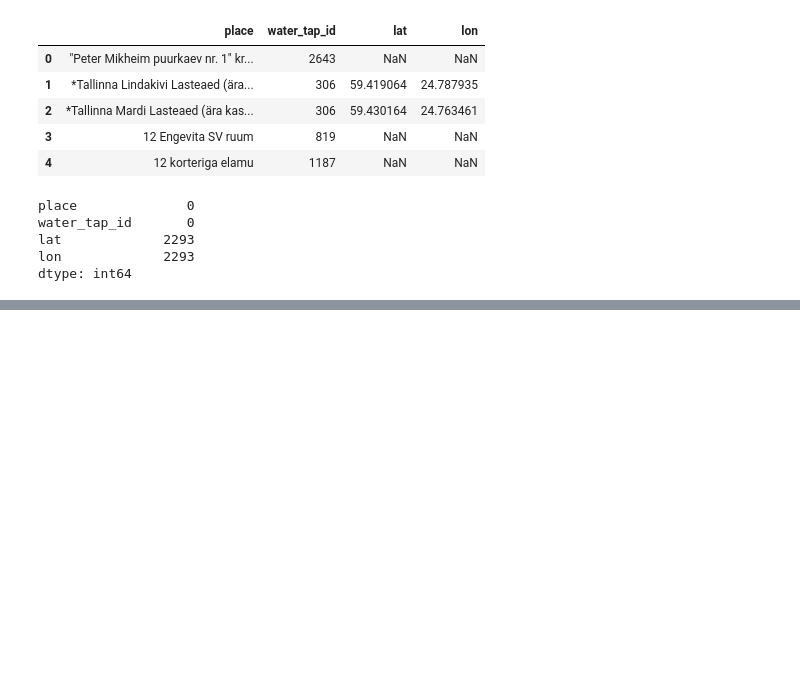
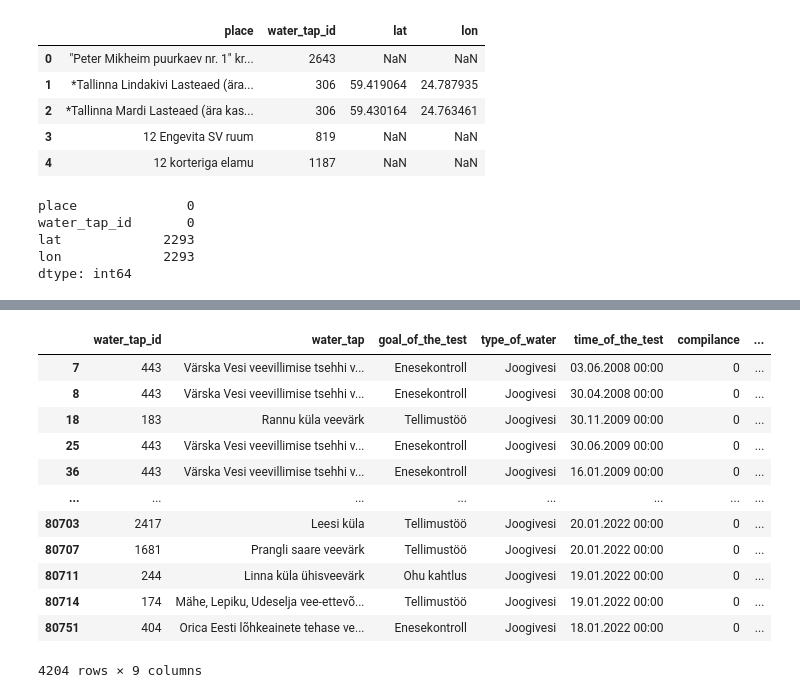
Before and after one commit to lunfman/DrinkingWaterQualityPrediction, a Jupyter notebook: open_data_analysis.ipynb, the cells around one changed output, grey strips where cells are left out. Drawn from its saved outputs; the diff is of its cells as text; code cells hidden in the pictures; blank space fills up the shorter version.

```diff
--- a/open_data_analysis.ipynb
+++ b/open_data_analysis.ipynb
@@ -770,0 +792,17 @@ a
+# %%
+problematic_places = df[df['compilance'] == 0]
+problematic_places[]
+# %% [output]
+|  | water_tap_id | water_tap | goal_of_the_test | type_of_water | time_of_the_test | compilance | ... |
+| 7 | 443 | Värska Vesi veevillimise tsehhi v... | Enesekontroll | Joogivesi | 03.06.2008 00:00 | 0 | ... |
+| 8 | 443 | Värska Vesi veevillimise tsehhi v... | Enesekontroll | Joogivesi | 30.04.2008 00:00 | 0 | ... |
+| 18 | 183 | Rannu küla veevärk | Tellimustöö | Joogivesi | 30.11.2009 00:00 | 0 | ... |
+| 25 | 443 | Värska Vesi veevillimise tsehhi v... | Enesekontroll | Joogivesi | 30.06.2009 00:00 | 0 | ... |
+| 36 | 443 | Värska Vesi veevillimise tsehhi v... | Enesekontroll | Joogivesi | 16.01.2009 00:00 | 0 | ... |
+| ... | ... | ... | ... | ... | ... | ... | ... |
+| 80703 | 2417 | Leesi küla | Tellimustöö | Joogivesi | 20.01.2022 00:00 | 0 | ... |
+| 80707 | 1681 | Prangli saare veevärk | Tellimustöö | Joogivesi | 20.01.2022 00:00 | 0 | ... |
+| 80711 | 244 | Linna küla ühisveevärk | Ohu kahtlus | Joogivesi | 19.01.2022 00:00 | 0 | ... |
+| 80714 | 174 | Mähe, Lepiku, Udeselja vee-ettevõ... | Tellimustöö | Joogivesi | 19.01.2022 00:00 | 0 | ... |
+| 80751 | 404 | Orica Eesti lõhkeainete tehase ve... | Enesekontroll | Joogivesi | 18.01.2022 00:00 | 0 | ... |
+4204 rows × 9 columns
```
Also changed, not shown: parts of 25 cells of this notebook.
